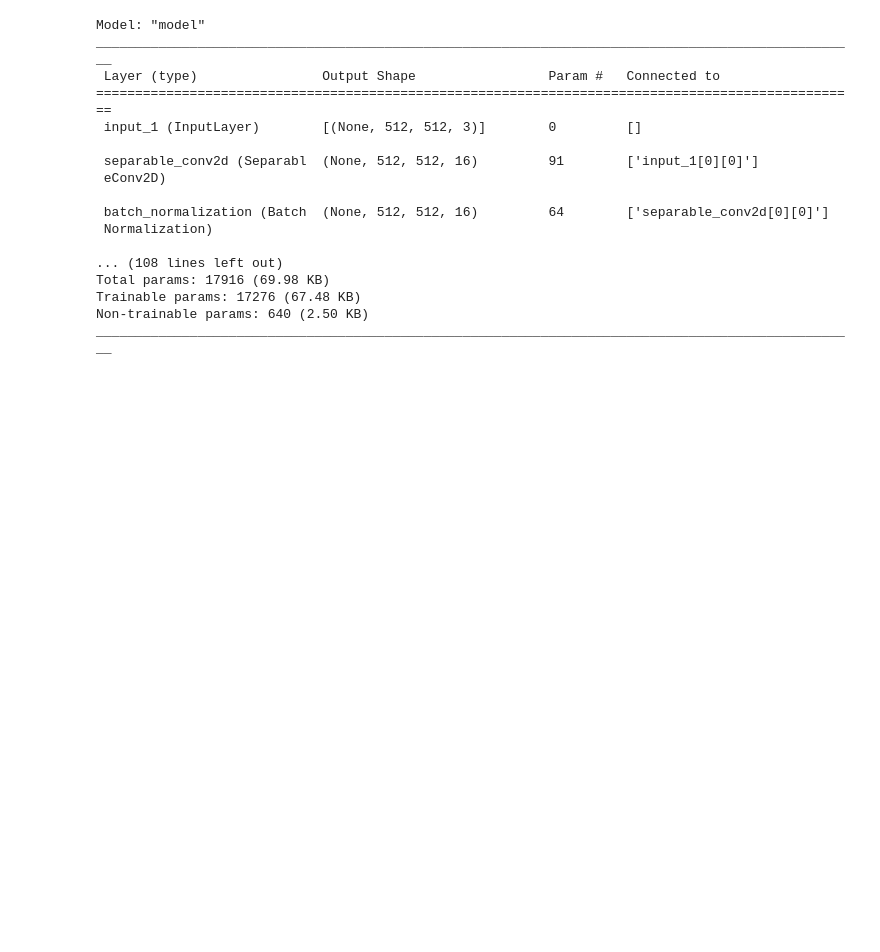
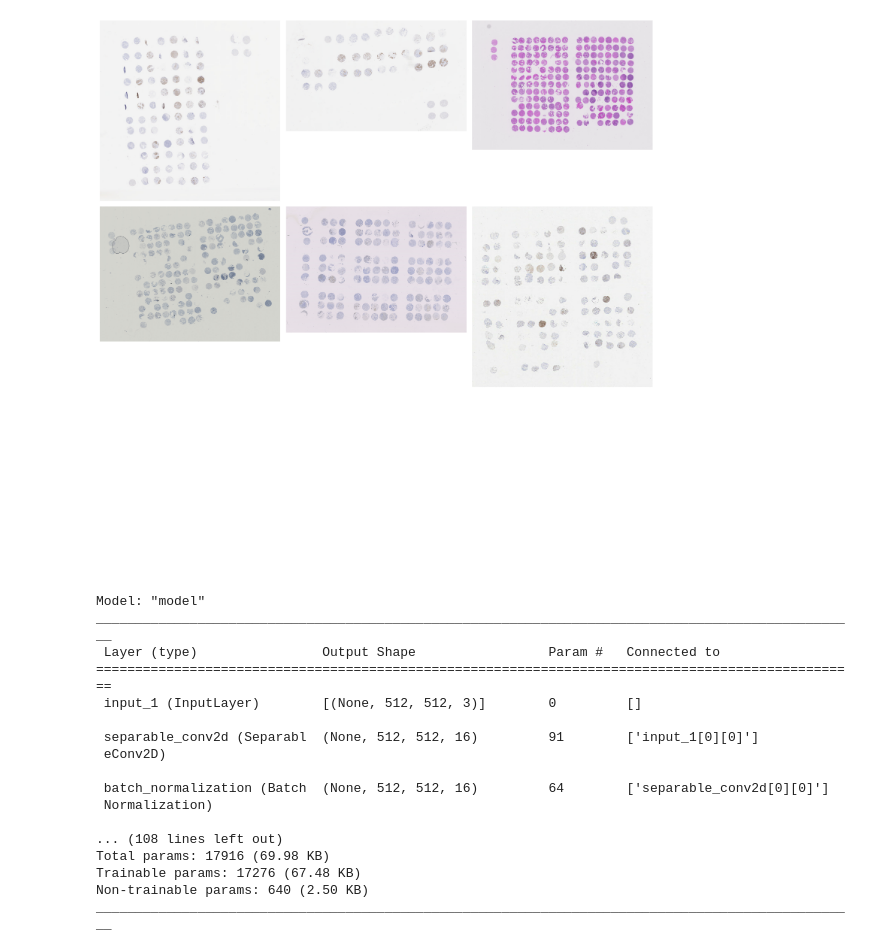
Before and after one commit to episphere/tma-grid, a Jupyter notebook: Jupyter_Notebooks/SegmentationMobileNet.ipynb, the cells around one changed output. Drawn from its saved outputs; the diff is of its cells as text; code cells hidden in the pictures; blank space fills up the shorter version.

```diff
--- a/Jupyter_Notebooks/SegmentationMobileNet.ipynb
+++ b/Jupyter_Notebooks/SegmentationMobileNet.ipynb
@@ -258,3 +269,45 @@ folds[2][2]
+# %%
+import matplotlib.pyplot as plt
+import matplotlib.image as mpimg
+
+def plot_images(image_paths):
+    """
+    Plots a set of images given their file paths.
+
+    Parameters:
+    - image_paths: A list of strings, where each string is the file path to an image.
+    """
+    # Number of images
+    n_images = len(image_paths)
+
+    # Determine the grid size (square root of the number of images, rounded up)
+    grid_size = int(n_images ** 0.5) + (1 if n_images ** 0.5 % 1 else 0)
+
+    # Create a figure with subplots in a grid
+    fig, axes = plt.subplots(grid_size, grid_size, figsize=(15, 15))
+
+    # Flatten the array of axes (subplots) for easy indexing
+    axes_flat = axes.flatten()
+
+    # Loop through the image paths and the corresponding axis
+    for ax, image_path in zip(axes_flat, image_paths):
+        # Load and display the image
+        img = mpimg.imread(image_path)
+        ax.imshow(img)
+        ax.axis('off')  # Hide axes for each subplot
+
+    # Hide any unused subplots
+    for i in range(n_images, len(axes_flat)):
+        axes_flat[i].axis('off')
+
+    plt.tight_layout()
+    plt.show()
+
+# Example usage
+image_paths = folds[8][2]
+plot_images(image_paths)
+# %% [output]
+[figure, added]
 # %%
 # Create the model
 model = unet()
```
Also changed, not shown: parts of 4 cells of this notebook, 5 other files.
